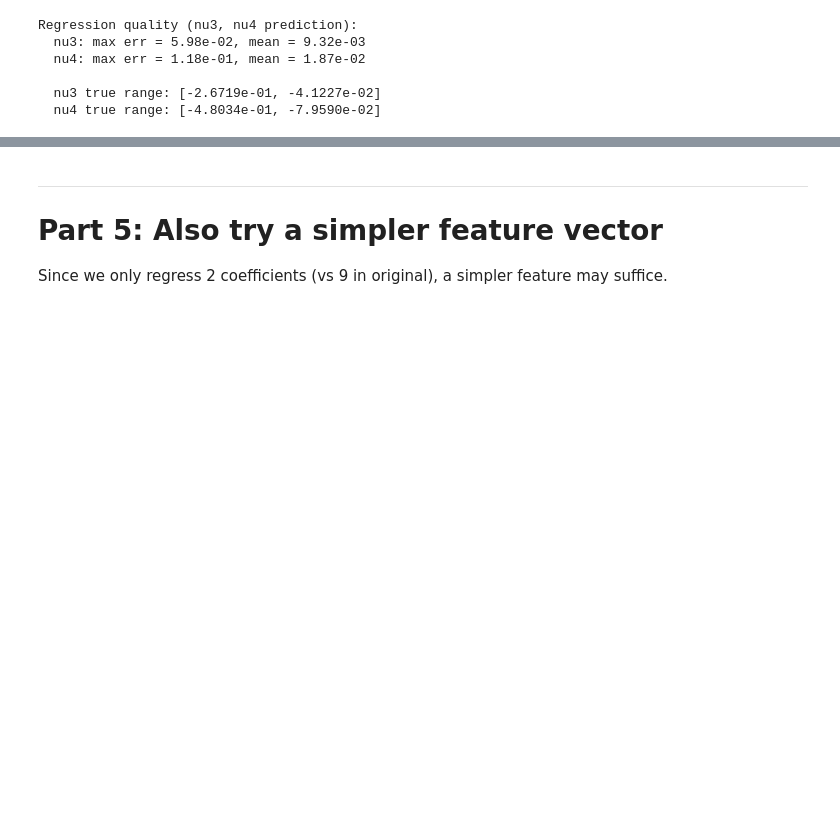
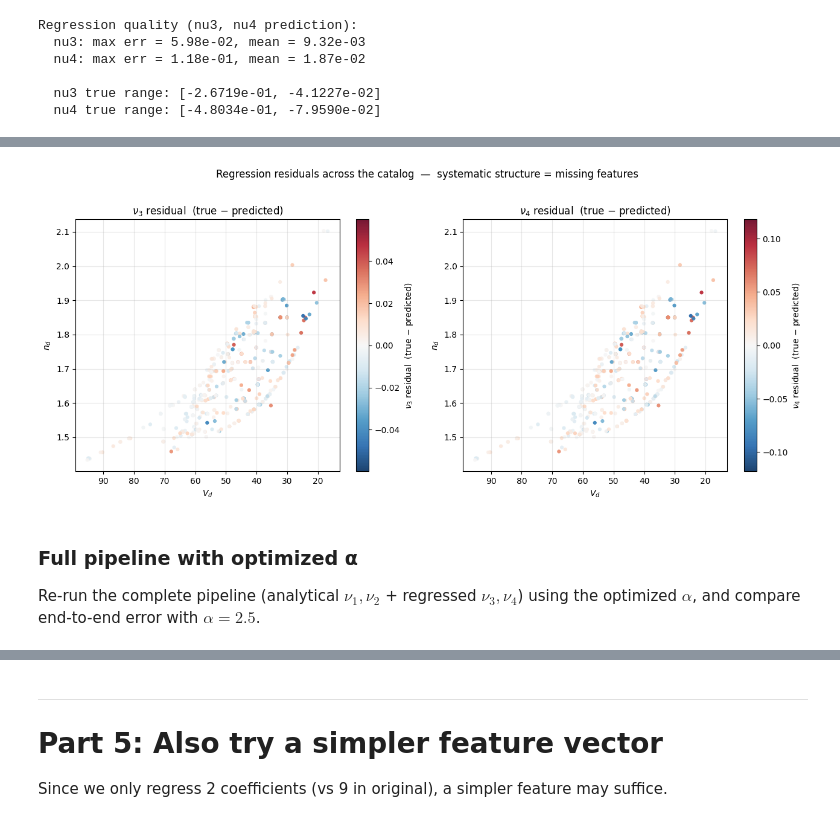
Before and after one commit to Leyangf/dispersion-lab, a Jupyter notebook: model_glass_buchdahl.ipynb, the cells around one changed output, grey strips where cells are left out. Drawn from its saved outputs; the diff is of its cells as text; code cells hidden in the pictures; blank space fills up the shorter version.

```diff
--- a/model_glass_buchdahl.ipynb
+++ b/model_glass_buchdahl.ipynb
@@ -796,0 +773,35 @@ Regression quality (nu3, nu4 prediction):
+# %%
+import matplotlib.pyplot as plt
+
+_vd_b = np.array([g["vd"] for g in glasses_buchdahl])
+_nd_b = np.array([g["nd"] for g in glasses_buchdahl])
+
+fig, axes = plt.subplots(1, 2, figsize=(13, 5.5))
+labels = [r"$\nu_3$ residual  (true − predicted)",
+          r"$\nu_4$ residual  (true − predicted)"]
+
+for ax, k, lab in zip(axes, [0, 1], labels):
+    res_k = Y_nu34[:, k] - Y_nu34_pred[:, k]
+    vmax = float(np.max(np.abs(res_k)))
+    sc = ax.scatter(_vd_b, _nd_b, c=res_k, s=20, cmap="RdBu_r",
+                    vmin=-vmax, vmax=+vmax, alpha=0.9, edgecolors="none")
+    cb = plt.colorbar(sc, ax=ax)
+    cb.set_label(lab)
+    ax.set_xlabel(r"$V_d$")
+    ax.set_ylabel(r"$n_d$")
+    ax.invert_xaxis()
+    ax.set_title(lab)
+    ax.grid(alpha=0.3)
+
+plt.suptitle(
+    r"Regression residuals across the catalog  —  systematic structure = missing features",
+    y=1.02,
+)
+plt.tight_layout()
+plt.show()
+# %% [output]
+[figure, added]
+# %% [markdown]
+### Full pipeline with optimized α
+
+Re-run the complete pipeline (analytical $\nu_1, \nu_2$ + regressed $\nu_3, \nu_4$) using the optimized $\alpha$, and compare end-to-end error with $\alpha=2.5$.
```
Also changed, not shown: parts of 27 cells of this notebook, 7 other files.
